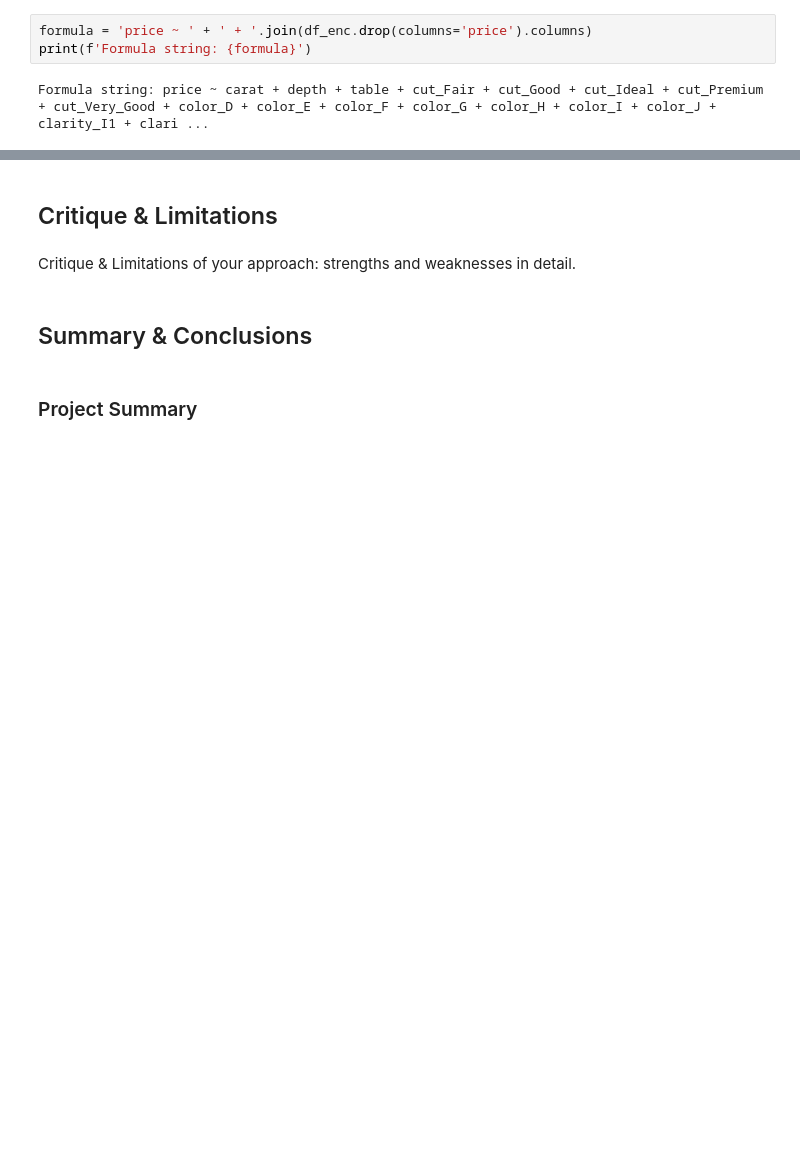
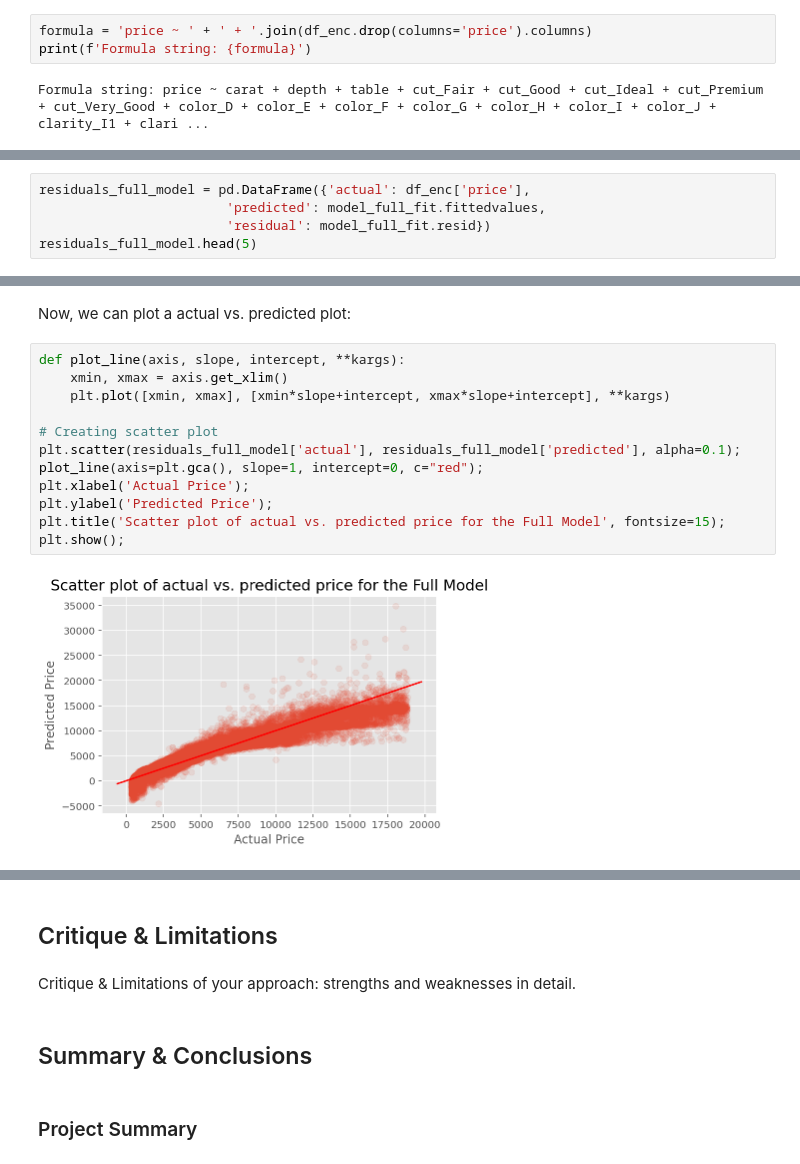
Before and after one commit to billytheme/computing-maths-group-32, a Jupyter notebook: Phase_2_Report.ipynb, the cells around one changed output, grey strips where cells are left out. Saved outputs shown, nothing was run; the diff lists cells and outputs as text; blank space fills up the shorter version.

```diff
--- a/Phase_2_Report.ipynb
+++ b/Phase_2_Report.ipynb
@@ -137,0 +154,5 @@ strong multicollinearity problems or that the design matrix is singular.
+# %%
+residuals_full_model = pd.DataFrame({'actual': df_enc['price'],
+                        'predicted': model_full_fit.fittedvalues,
+                        'residual': model_full_fit.resid})
+residuals_full_model.head(5)
@@ -137,0 +166,16 @@ strong multicollinearity problems or that the design matrix is singular.
+# %% [markdown]
+Now, we can plot a actual vs. predicted plot:
+# %%
+def plot_line(axis, slope, intercept, **kargs):
+    xmin, xmax = axis.get_xlim()
+    plt.plot([xmin, xmax], [xmin*slope+intercept, xmax*slope+intercept], **kargs)
+
+# Creating scatter plot
+plt.scatter(residuals_full_model['actual'], residuals_full_model['predicted'], alpha=0.1);
+plot_line(axis=plt.gca(), slope=1, intercept=0, c="red");
+plt.xlabel('Actual Price');
+plt.ylabel('Predicted Price');
+plt.title('Scatter plot of actual vs. predicted price for the Full Model', fontsize=15);
+plt.show();
+# %% [output]
+[figure, added]
```
Also changed, not shown: parts of 38 cells of this notebook, 3 other files.
